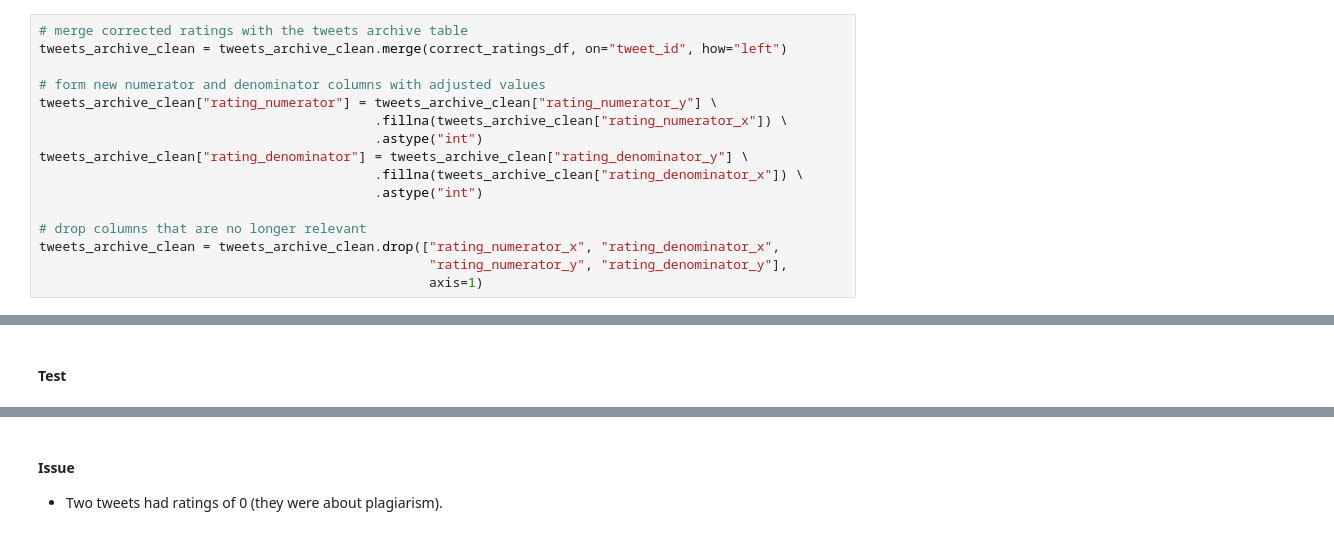
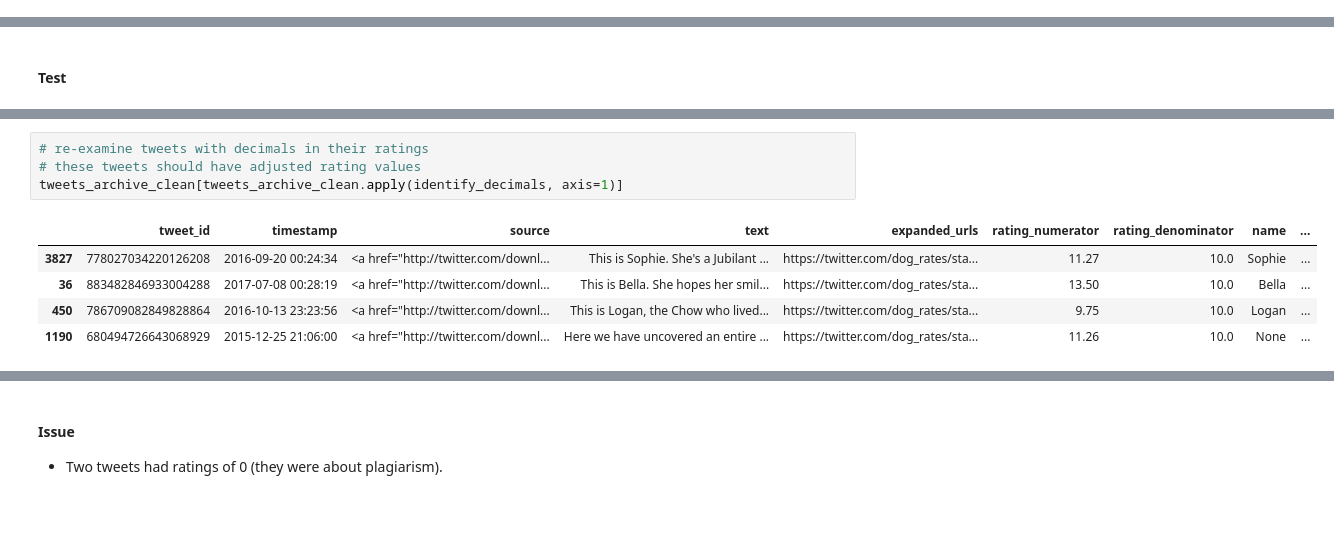
Before and after one commit to GeorgeJJW/dand_wrangle, a Jupyter notebook: wrangle_act.ipynb, the cells around one changed output, grey strips where cells are left out. Cells and saved outputs as stored; diff of their text form.

```diff
--- a/wrangle_act.ipynb
+++ b/wrangle_act.ipynb
@@ -709,16 +620,0 @@ correct_ratings_df
-# %%
-# merge corrected ratings with the tweets archive table
-tweets_archive_clean = tweets_archive_clean.merge(correct_ratings_df, on="tweet_id", how="left")
-
-# form new numerator and denominator columns with adjusted values
-tweets_archive_clean["rating_numerator"] = tweets_archive_clean["rating_numerator_y"] \
-                                           .fillna(tweets_archive_clean["rating_numerator_x"]) \
-                                           .astype("int")
-tweets_archive_clean["rating_denominator"] = tweets_archive_clean["rating_denominator_y"] \
-                                           .fillna(tweets_archive_clean["rating_denominator_x"]) \
-                                           .astype("int")
-
-# drop columns that are no longer relevant
-tweets_archive_clean = tweets_archive_clean.drop(["rating_numerator_x", "rating_denominator_x",
-                                                  "rating_numerator_y", "rating_denominator_y"],
-                                                  axis=1)
@@ -745,0 +668,10 @@ memory usage: 143.2+ KB
+# %%
+# re-examine tweets with decimals in their ratings
+# these tweets should have adjusted rating values
+tweets_archive_clean[tweets_archive_clean.apply(identify_decimals, axis=1)]
+# %% [output]
+|  | tweet_id | timestamp | source | text | expanded_urls | rating_numerator | rating_denominator | name | ... |
+| 3827 | 778027034220126208 | 2016-09-20 00:24:34 | <a href="http://twitter.com/downl... | This is Sophie. She's a Jubilant ... | https://twitter.com/dog_rates/sta... | 11.27 | 10.0 | Sophie | ... |
+| 36 | 883482846933004288 | 2017-07-08 00:28:19 | <a href="http://twitter.com/downl... | This is Bella. She hopes her smil... | https://twitter.com/dog_rates/sta... | 13.50 | 10.0 | Bella | ... |
+| 450 | 786709082849828864 | 2016-10-13 23:23:56 | <a href="http://twitter.com/downl... | This is Logan, the Chow who lived... | https://twitter.com/dog_rates/sta... | 9.75 | 10.0 | Logan | ... |
+| 1190 | 680494726643068929 | 2015-12-25 21:06:00 | <a href="http://twitter.com/downl... | Here we have uncovered an entire ... | https://twitter.com/dog_rates/sta... | 11.26 | 10.0 | None | ... |
```
Also changed, not shown: parts of 34 cells of this notebook, 2 other files.
